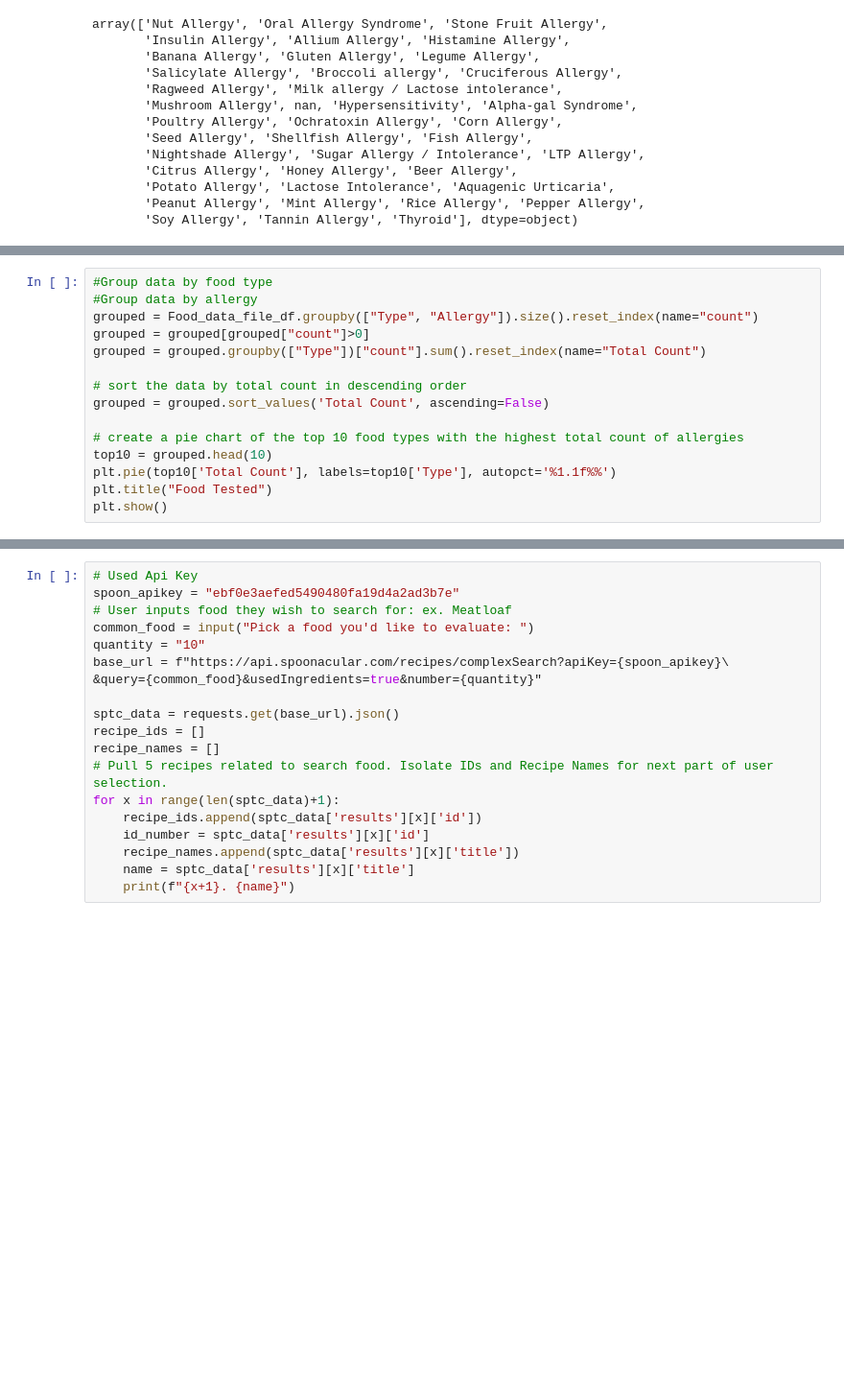
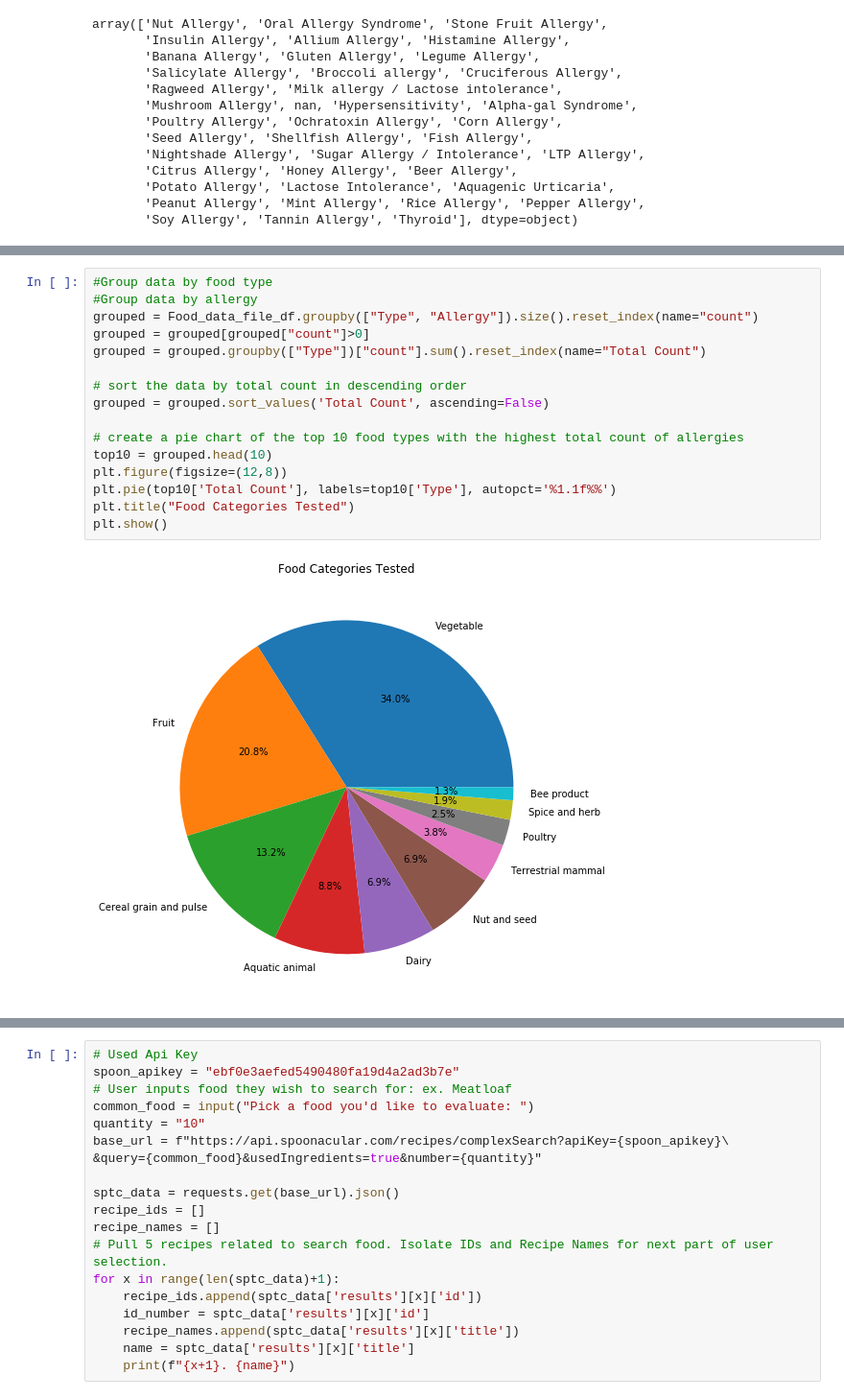
Before and after one commit to rbeebe1/project_01_group_01, a Jupyter notebook: app.ipynb, the cells around one changed output, grey strips where cells are left out. Shown at 96% size. Drawn from its saved outputs; the diff is of its cells as text; blank space fills up the shorter version.

```diff
--- a/app.ipynb
+++ b/app.ipynb
@@ -220,16 +164,19 @@ plt.show()
 # %%
 #Group data by food type
 #Group data by allergy
 grouped = Food_data_file_df.groupby(["Type", "Allergy"]).size().reset_index(name="count")
 grouped = grouped[grouped["count"]>0]
 grouped = grouped.groupby(["Type"])["count"].sum().reset_index(name="Total Count")
 
 # sort the data by total count in descending order
 grouped = grouped.sort_values('Total Count', ascending=False)
 
 # create a pie chart of the top 10 food types with the highest total count of allergies
 top10 = grouped.head(10)
+plt.figure(figsize=(12,8))
 plt.pie(top10['Total Count'], labels=top10['Type'], autopct='%1.1f%%')
-plt.title("Food Tested")
+plt.title("Food Categories Tested")
 plt.show()
+# %% [output]
+[figure, added]
 # %%
```
Also changed, not shown: parts of 17 cells of this notebook.
